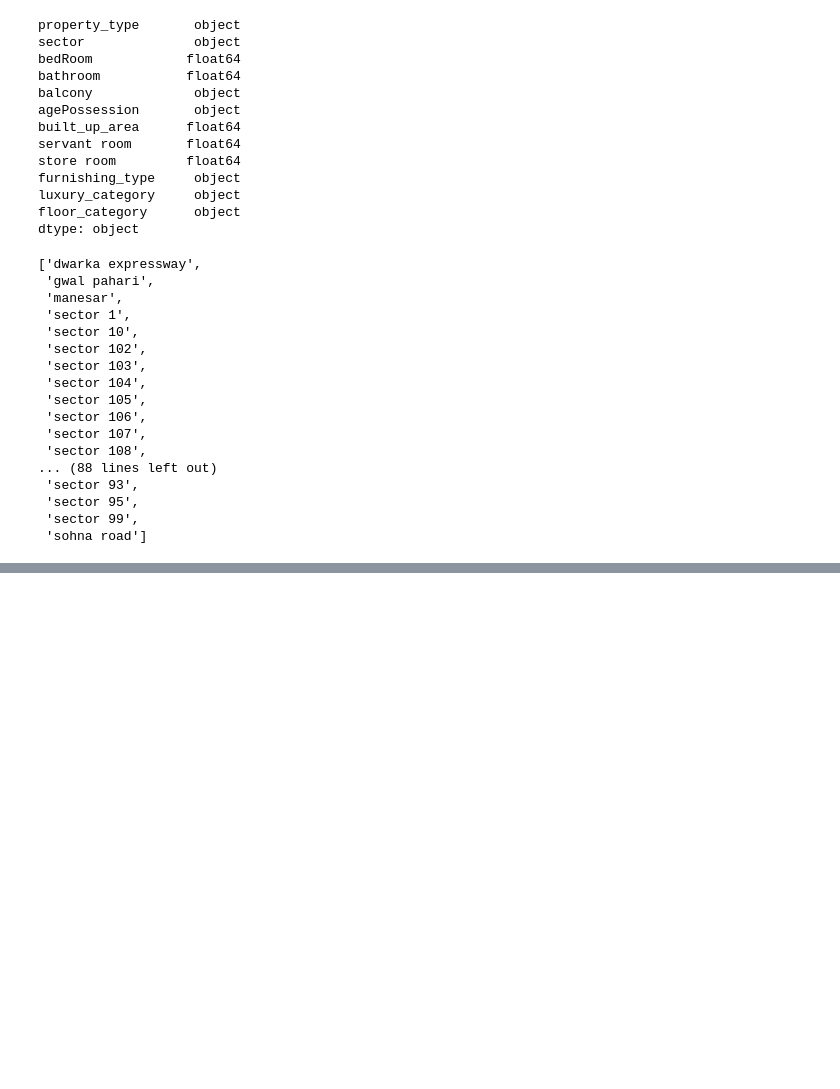
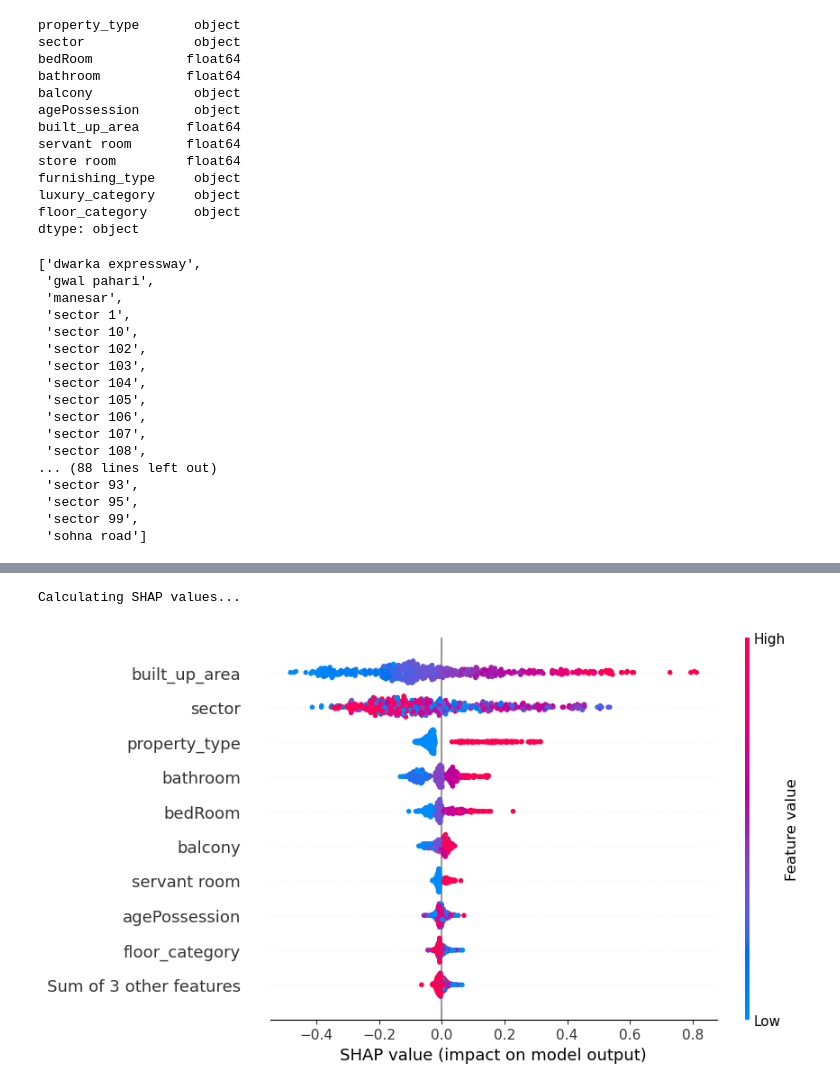
Before and after one commit to Sohamgaonkhadkar/real-estate-ml-project, a Jupyter notebook: model-selection.ipynb, the cells around one changed output, grey strips where cells are left out. Cells and saved outputs as stored; diff of their text form; code cells hidden in the pictures; blank space fills up the shorter version.

```diff
--- a/model-selection.ipynb
+++ b/model-selection.ipynb
@@ -1365,0 +2493,80 @@ Predicted Price: 2.80402
+# %%
+import shap
+import pandas as pd
+
+# =========================================================
+# CONVERT TEST DATA
+# =========================================================
+
+X_test_processed = convert_categories(X_test)
+
+# =========================================================
+# CONVERT CATEGORY COLUMNS TO INTEGER CODES
+# =========================================================
+
+X_shap = X_test_processed.copy()
+
+for col in cat_cols:
+
+    X_shap[col] = X_shap[col].cat.codes
+
+# =========================================================
+# PREDICTION FUNCTION
+# =========================================================
+
+def predict_fn(data):
+
+    data = pd.DataFrame(
+        data,
+        columns=X_shap.columns
+    )
+
+    # convert integer codes back to category
+    for col in cat_cols:
+
+        data[col] = data[col].astype(int)
+
+        categories = (
+            X_test_processed[col]
+            .cat.categories
+        )
+
+        data[col] = pd.Categorical.from_codes(
+
+            data[col],
+
+            categories=categories
+        )
+
+    return pipeline.predict(data)
+
+# =========================================================
+# EXPLAINER
+# =========================================================
+
+explainer = shap.Explainer(
+
+    predict_fn,
+
+    X_shap
+)
+
+# =========================================================
+# SHAP VALUES
+# =========================================================
+
+print("Calculating SHAP values...")
+
+shap_values = explainer(
+
+     X_shap.sample(500, random_state=42)
+)
+
+# =========================================================
+# SUMMARY PLOT
+# =========================================================
+
+shap.plots.beeswarm(shap_values)
+# %% [output]
+Calculating SHAP values...
+[figure, added]
```
Also changed, not shown: parts of 17 cells of this notebook.
